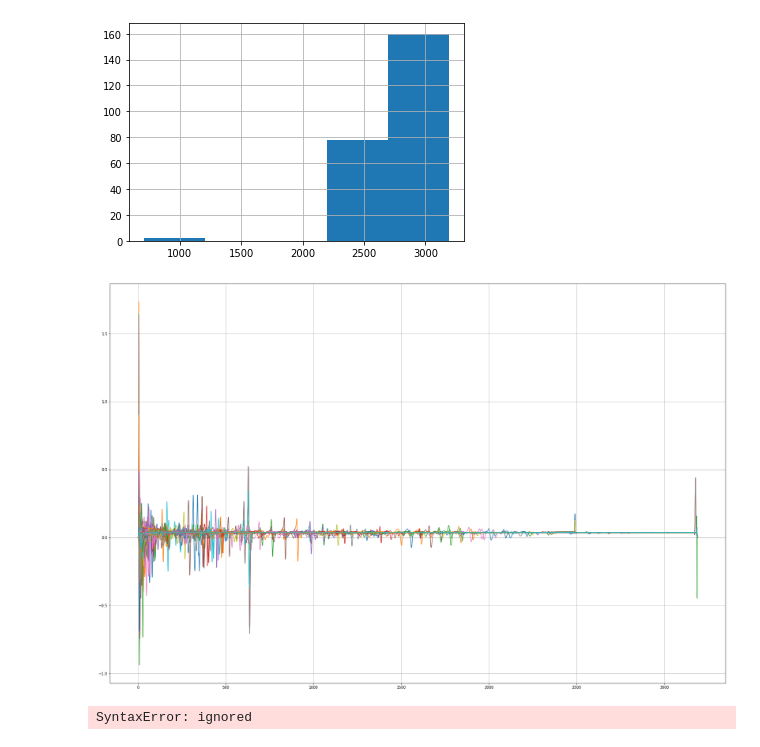
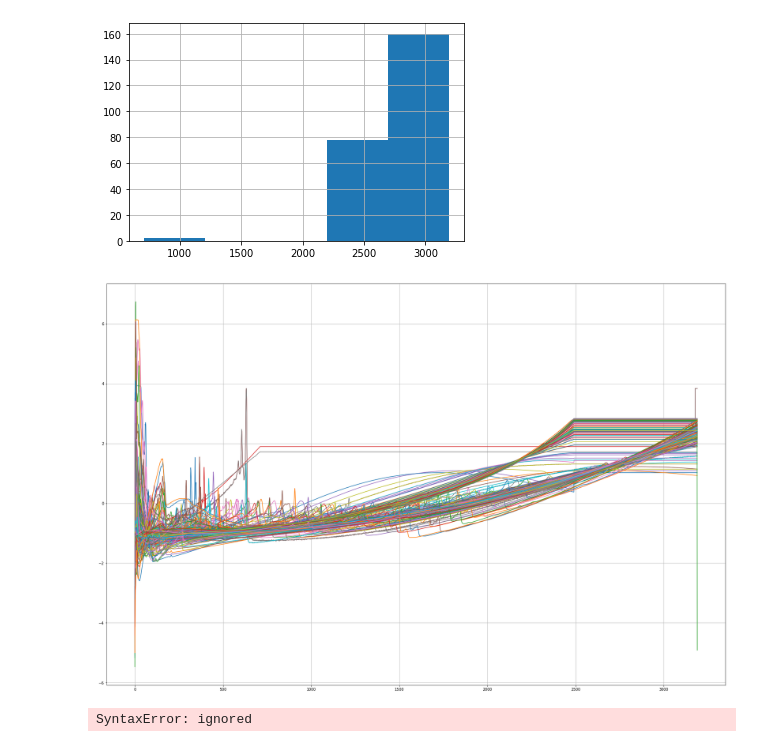
Before and after one commit to abdalazizrashid/Auger-Electron-Spectroscopy, a Jupyter notebook: Copy_of_XPS_Paper.ipynb, the cells around one changed output. Saved outputs shown, nothing was run; the diff lists cells and outputs as text; code cells hidden in the pictures.

```diff
--- a/Copy_of_XPS_Paper.ipynb
+++ b/Copy_of_XPS_Paper.ipynb
@@ -103,33 +103,33 @@ def smoothdiffS7D7(cnts):
 # %%
 plt.figure(figsize=(30,20))
 # Normalize to mean of 0 and standard deviation of 1
 def norm(x): return (x-np.mean(x))/np.std(x)
 
 # Normalize to a range between 0, 1
 def norm2(x): return (x-np.min(x))/(np.max(x) - np.min(x))
 
 # Padding to respect to the maximum lenght in the dataset
 def pad(x):
     shape = ((max(lenght)-len(x)))
     p = np.full(shape, max(x))
     p = np.insert(p, 0, x)
     return p
 X = []
 Y = []
 for i in range(len(dataset)):
-    tmp = smoothdiffS7D7(pad(norm(dataset[i])))
-    #tmp = pad(norm(dataset[i]))
+    #tmp = smoothdiffS7D7(pad(norm(dataset[i])))
+    tmp = pad(norm(dataset[i]))
 
     plt.plot(tmp)
     Y.append(tmp)
     X.append(np.arange(0, len(tmp)))
 #plt.xscale('log')
 #plt.plot(norm(dataset[100]), alpha=0.5, color='r', marker='.')
 plt.show()
 Y = np.array(Y)
 x = np.array(X)
 # %% [output]
-[figure, old version]
+[figure, new version]
 # %%
 # fig, ax = plt.subplots(len(dataset)//4, 4, figsize = (50, 100))
 # plt.grid(True)
```
Also changed, not shown: parts of 19 cells of this notebook.
